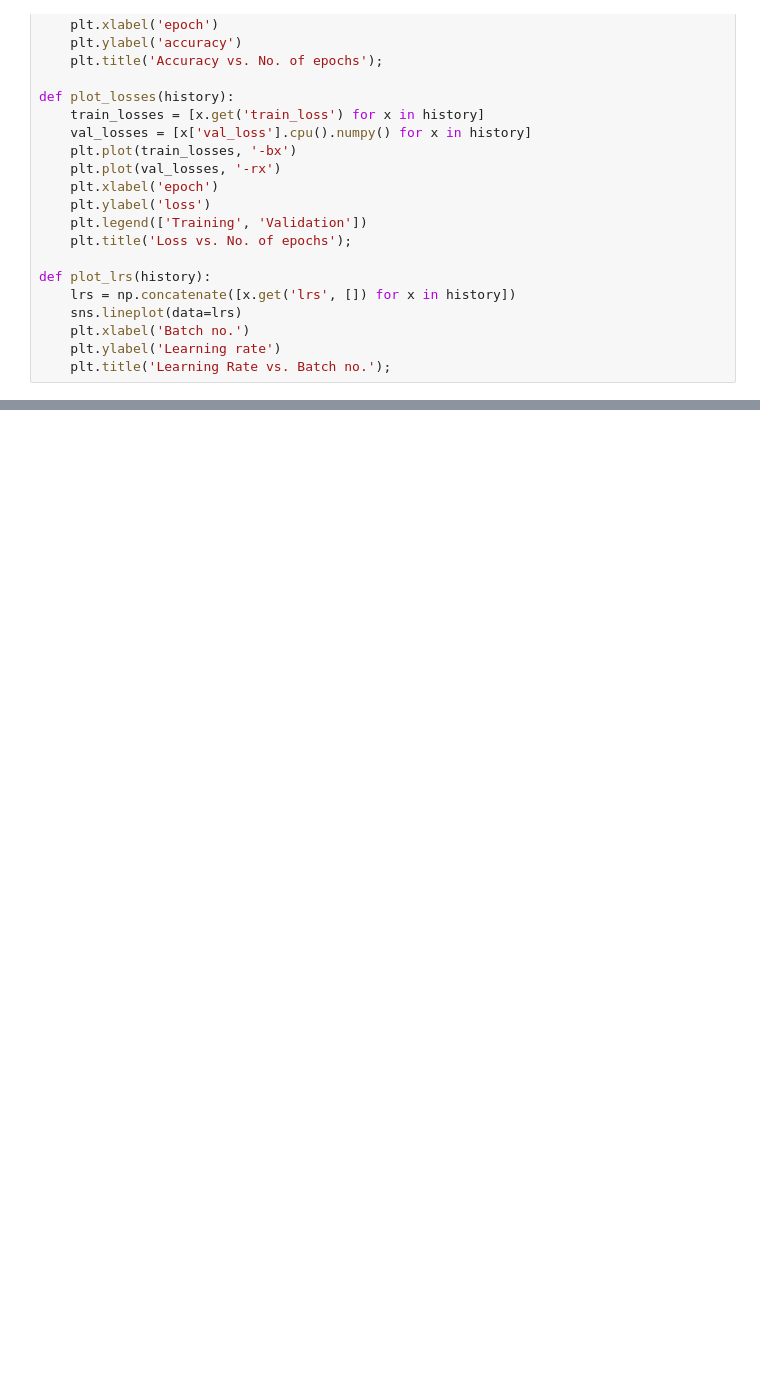
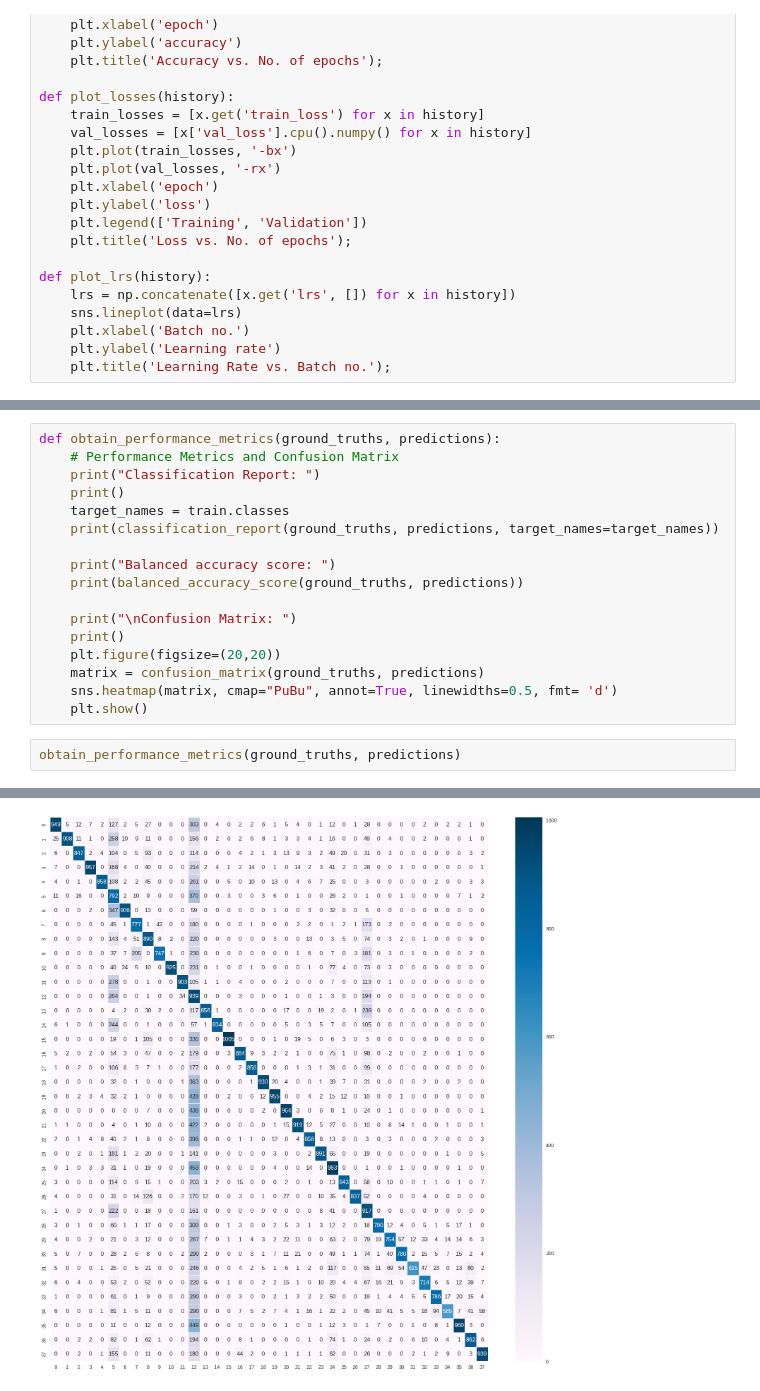
Before and after one commit to afarturc/pest_detection_ml, a Jupyter notebook: ResNetWithPlantModel.ipynb, the cells around one changed output, grey strips where cells are left out. Saved outputs shown, nothing was run; the diff lists cells and outputs as text; blank space fills up the shorter version.

```diff
--- a/ResNetWithPlantModel.ipynb
+++ b/ResNetWithPlantModel.ipynb
@@ -258,0 +278,20 @@ plot_lrs(history)
+# %%
+def obtain_performance_metrics(ground_truths, predictions):
+    # Performance Metrics and Confusion Matrix
+    print("Classification Report: ")
+    print()
+    target_names = train.classes
+    print(classification_report(ground_truths, predictions, target_names=target_names))
+
+    print("Balanced accuracy score: ")
+    print(balanced_accuracy_score(ground_truths, predictions))
+
+    print("\nConfusion Matrix: ")
+    print()
+    plt.figure(figsize=(20,20))
+    matrix = confusion_matrix(ground_truths, predictions)
+    sns.heatmap(matrix, cmap="PuBu", annot=True, linewidths=0.5, fmt= 'd')
+    plt.show()
+# %%
+obtain_performance_metrics(ground_truths, predictions)
+# %% [output]
@@ -258,0 +315 @@ plot_lrs(history)
+[figure, added]
```
Also changed, not shown: parts of 11 cells of this notebook, 22 other files.
